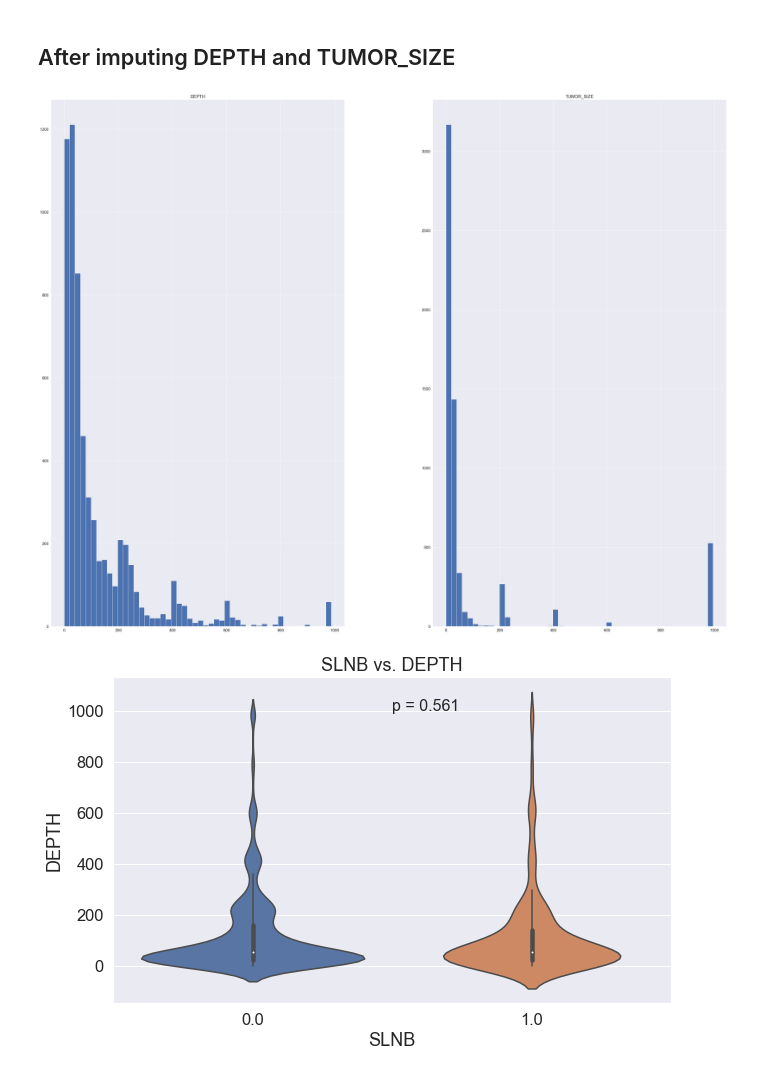
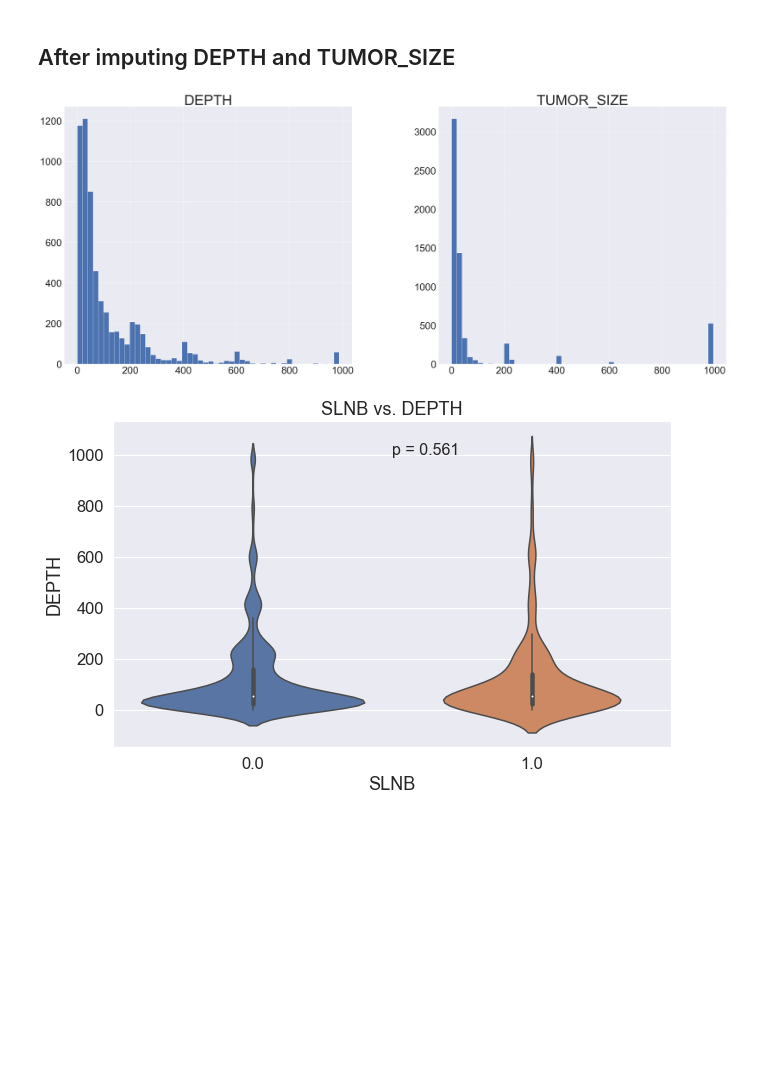
Before and after one commit to jerryji1993/MetMCC-SCAN, a Jupyter notebook: scripts/EDA.ipynb, the cells around one changed output. Saved outputs shown, nothing was run; the diff lists cells and outputs as text; code cells hidden in the pictures; blank space fills up the shorter version.

```diff
--- a/scripts/EDA.ipynb
+++ b/scripts/EDA.ipynb
@@ -737,6 +859,10 @@ plt.show()
 # %% [markdown]
 ### SLNB vs. lymph_vascular_invasion
 # %%
+params = {'axes.titlesize':'18',
+          'xtick.labelsize':'20',
+          'ytick.labelsize':'20'}
+matplotlib.rcParams.update(params)
 plot_data = pd.crosstab(mcc_ncdb['SLNB'],mcc_ncdb['LYMPH_VASCULAR_INVASION'])
 chi2, pval, dof, ex = stats.chi2_contingency(plot_data.to_numpy(), correction=False)
 plot_data = plot_data/plot_data.sum(axis=0)
@@ -747,5 +873,5 @@ sns.heatmap(plot_data,
             square=True,
             fmt = '.2%').set_title('SLNB vs. LYMPH_VASCULAR_INVASION, Chi-square p = {:.3f}'.format(pval))
 # plt.text(0.5,25,'p = {:.3f}'.format(pval))
-plt.show()
+plt.savefig(BASE_DIR+'../image/SLNBvsLVI.pdf')
 # %% [output]
@@ -816,11 +942,14 @@ Name: AGE, dtype: float64
 mcc_ncdb_sel = pd.read_pickle(BASE_DIR + '../data/Merkel_NCDB_clean_selectedVars_encoded_imputed.pkl')
 # %%
 # check distribution
-mcc_ncdb_sel[['DEPTH','TUMOR_SIZE']].hist(bins=50, figsize=(50,40))
-plt.rcParams.update({'font.size': 60})
-plt.show()
+params = {'axes.titlesize':'60',
+          'xtick.labelsize':'42',
+          'ytick.labelsize':'42'}
+matplotlib.rcParams.update(params)
+mcc_ncdb_sel[['DEPTH','TUMOR_SIZE']].hist(bins=50, figsize=(50,20))
+plt.savefig(BASE_DIR+'../image/depth_tumor_size_imputed.pdf')
 # %% [output]
-[figure, old version]
+[figure, new version]
 # %%
 stat, pval = stats.mannwhitneyu(mcc_ncdb_sel[mcc_ncdb_sel['SLNB'] == 0]['DEPTH'],
                    mcc_ncdb_sel[mcc_ncdb_sel['SLNB'] == 1]['DEPTH'],
```
Also changed, not shown: parts of 48 cells of this notebook.
